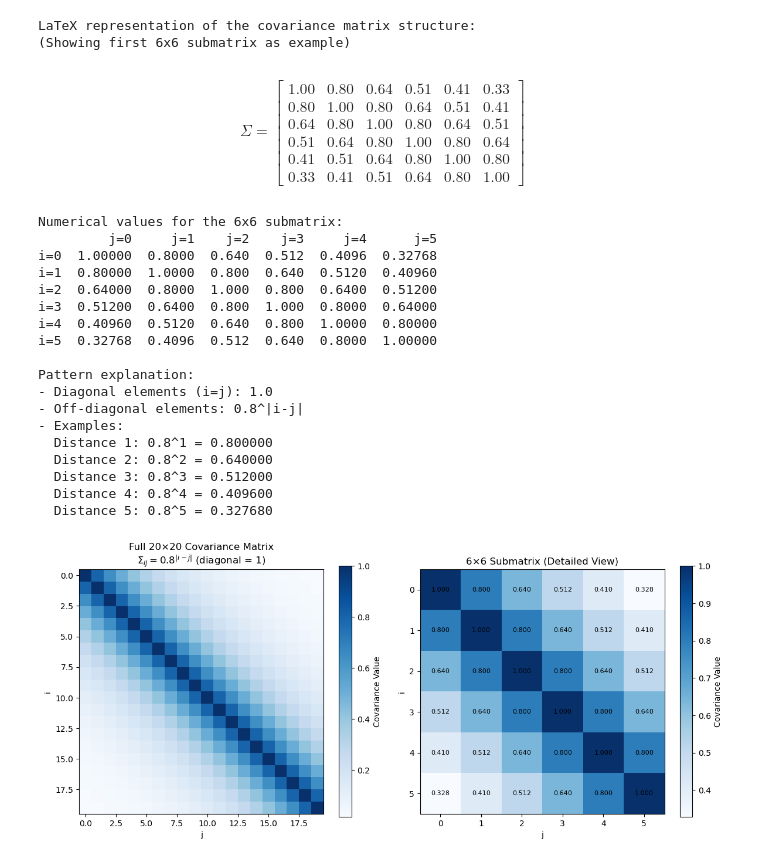
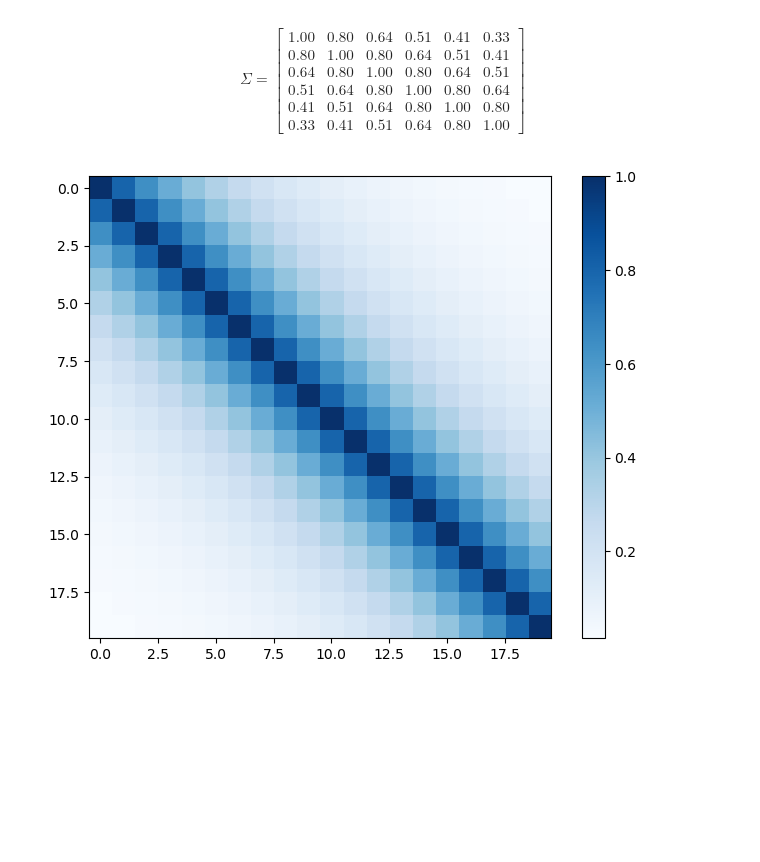
Before and after one commit to Stellenbosch-University-Process-Eng/M.Eng-Data-Analytics-General-Topics, a Jupyter notebook: notebooks/GaussianProcessRegression.ipynb, the cells around one changed output. Cells and saved outputs as stored; diff of their text form; code cells hidden in the pictures; blank space fills up the shorter version.

Commit message:
Finalised GPR examples

```diff
--- a/notebooks/GaussianProcessRegression.ipynb
+++ b/notebooks/GaussianProcessRegression.ipynb
@@ -348,96 +199,36 @@ All eigenvalues positive: True
 # %%
 # Create LaTeX representation of the covariance matrix
-from IPython.display import display, Markdown, Latex
-import pandas as pd
-
-# Create a smaller version for display (first 6x6 submatrix)
-display_size = 6
-cov_display = covariance_matrix_new[:display_size, :display_size]
-
-print("LaTeX representation of the covariance matrix structure:")
-print("(Showing first 6x6 submatrix as example)")
+from IPython.display import display, Latex
 
 # Create LaTeX string with numerical values rounded to 2 decimal places
+display_size = 6
 latex_str = r"\begin{bmatrix}"
 for i in range(display_size):
     row_str = ""
     for j in range(display_size):
         if i == j:
             row_str += "1.00"
         else:
             value = 0.8**abs(i-j)
             row_str += f"{value:.2f}"
         if j < display_size - 1:
             row_str += " & "
     latex_str += row_str
     if i < display_size - 1:
         latex_str += r" \\"
 latex_str += r"\end{bmatrix}"
 
 # Display the LaTeX
 display(Latex(r"$$\Sigma = " + latex_str + "$$"))
 
-# Also show the numerical values
-print(f"\nNumerical values for the 6x6 submatrix:")
-df_display = pd.DataFrame(cov_display,
-                         index=[f'i={i}' for i in range(display_size)],
-                         columns=[f'j={j}' for j in range(display_size)])
-print(df_display.round(6))
-
-# Show the pattern more clearly
-print(f"\nPattern explanation:")
-print(f"- Diagonal elements (i=j): 1.0")
-print(f"- Off-diagonal elements: 0.8^|i-j|")
-print(f"- Examples:")
-for dist in range(1, 6):
-    print(f"  Distance {dist}: 0.8^{dist} = {0.8**dist:.6f}")
-
-# Visualize the covariance matrix
-plt.figure(figsize=(12, 5))
-
-plt.subplot(1, 2, 1)
+# Visualize the full covariance matrix
+plt.figure(figsize=(8, 6))
 plt.imshow(covariance_matrix_new, cmap='Blues', aspect='equal')
-plt.colorbar(label='Covariance Value')
-plt.title('Full 20×20 Covariance Matrix\n$\\Sigma_{ij} = 0.8^{|i-j|}$ (diagonal = 1)', fontsize=12)
-plt.xlabel('j')
-plt.ylabel('i')
-
-plt.subplot(1, 2, 2)
-plt.imshow(cov_display, cmap='Blues', aspect='equal')
-plt.colorbar(label='Covariance Value')
-plt.title('6×6 Submatrix (Detailed View)', fontsize=12)
-plt.xlabel('j')
-plt.ylabel('i')
-for i in range(display_size):
-    for j in range(display_size):
-        plt.text(j, i, f'{cov_display[i,j]:.3f}',
-                ha='center', va='center', fontsize=8)
-
-plt.tight_layout()
+plt.colorbar()
 plt.show()
 # %% [output]
-LaTeX representation of the covariance matrix structure:
-(Showing first 6x6 submatrix as example)
 $$\Sigma = \begin{bmatrix}1.00 & 0.80 & 0.64 & 0.51 & 0.41 & 0.33 \\0.80 & 1.00 & 0.80 & 0.64 & 0.51 & 0.41 \\0.64 & 0.80 & 1.00 & 0.80 & 0.64 & 0.51 \\0.51 & 0.64 & 0.80 & 1.00 & 0.80 & 0.64 \\0.41 & 0.51 & 0.64 & 0.80 & 1.00 & 0.80 \\0.33 & 0.41 & 0.51 & 0.64 & 0.80 & 1.00\end{bmatrix}$$
-Numerical values for the 6x6 submatrix:
-         j=0     j=1    j=2    j=3     j=4      j=5
-i=0  1.00000  0.8000  0.640  0.512  0.4096  0.32768
-i=1  0.80000  1.0000  0.800  0.640  0.5120  0.40960
-i=2  0.64000  0.8000  1.000  0.800  0.6400  0.51200
-i=3  0.51200  0.6400  0.800  1.000  0.8000  0.64000
-i=4  0.40960  0.5120  0.640  0.800  1.0000  0.80000
-i=5  0.32768  0.4096  0.512  0.640  0.8000  1.00000
-
-Pattern explanation:
-- Diagonal elements (i=j): 1.0
-- Off-diagonal elements: 0.8^|i-j|
-- Examples:
-  Distance 1: 0.8^1 = 0.800000
-  Distance 2: 0.8^2 = 0.640000
-  Distance 3: 0.8^3 = 0.512000
-  Distance 4: 0.8^4 = 0.409600
-  Distance 5: 0.8^5 = 0.327680
-[figure, old version]
+[figure, new version]
 # %%
 # Create violin plot for the new structured distribution
 import seaborn as sns
```
Also changed, not shown: parts of 18 cells of this notebook.
